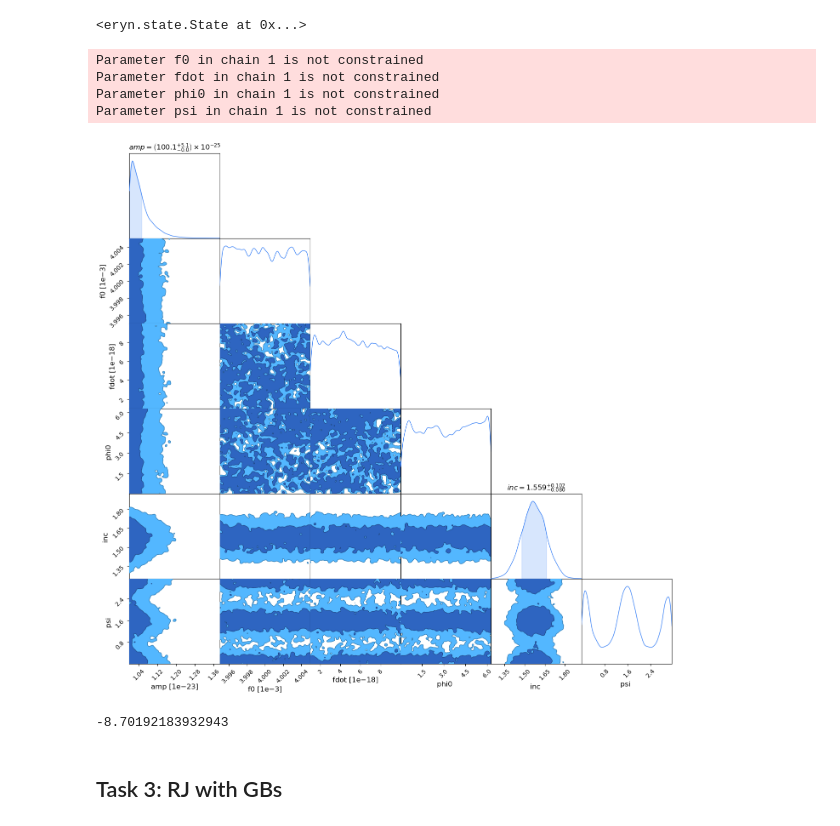
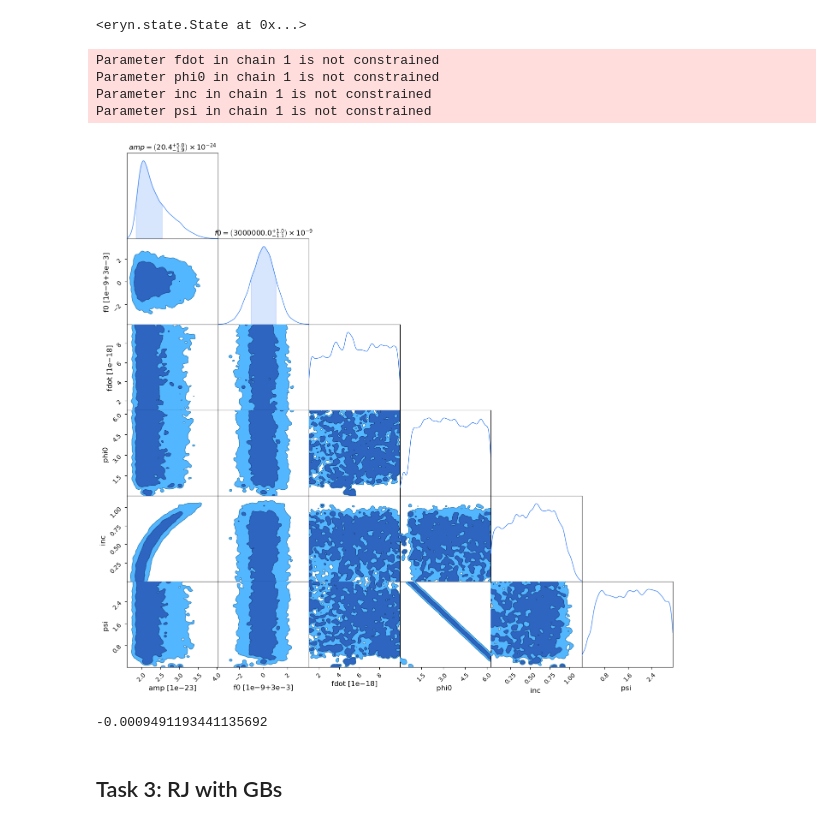
Before and after one commit to mikekatz04/LATW, a Jupyter notebook: tutorials/tutorial_answers/Tutorial6-complete.ipynb, the cells around one changed output. Cells and saved outputs as stored; diff of their text form; code cells hidden in the pictures.

```diff
--- a/tutorials/tutorial_answers/Tutorial6-complete.ipynb
+++ b/tutorials/tutorial_answers/Tutorial6-complete.ipynb
@@ -54,7 +55,7 @@ from eryn.prior import uniform_dist, ProbDistContainer
 # %%
 priors = {"gb": ProbDistContainer({
     0: uniform_dist(1e-23, 1e-21),
-    1: uniform_dist(0.003995, 0.004005),
+    1: uniform_dist(0.00299995, 0.00300005),
     2: uniform_dist(1e-18, 1e-17),
     3: uniform_dist(0.0, 2 * np.pi),
     4: uniform_dist(0.0, np.pi),  # should be over cosine of inclination, but this is simpler for examples
@@ -165,22 +166,22 @@ sampler.run_mcmc(start_state, nsteps, burn=1000, progress=True)
 from chainconsumer import Chain, ChainConsumer
 import pandas as pd
 # %%
-cold_chain = `()["gb"][:, 0, :, 0].reshape(-1, 6)
+cold_chain = sampler.get_chain()["gb"][:, 0, :, 0].reshape(-1, 6)
 c = ChainConsumer()
 
 df1 = pd.DataFrame({name: val for name, val in zip(["amp", "f0", "fdot", "phi0", "inc", "psi"], cold_chain.T)})
 c.add_chain(Chain(samples=df1, name=str(1)))
 fig = c.plotter.plot()
 # %% [output]
-Parameter f0 in chain 1 is not constrained
 Parameter fdot in chain 1 is not constrained
 Parameter phi0 in chain 1 is not constrained
+Parameter inc in chain 1 is not constrained
 Parameter psi in chain 1 is not constrained
-[figure, old version]
+[figure, new version]
 # %%
 sampler.get_log_like().max()
 # %% [output]
--8.70192183932943
+-0.0009491193441135692
 # %% [markdown]
 ## Task 3: RJ with GBs
 # %% [markdown]
```
Also changed, not shown: parts of 7 cells of this notebook, 4 other files.
